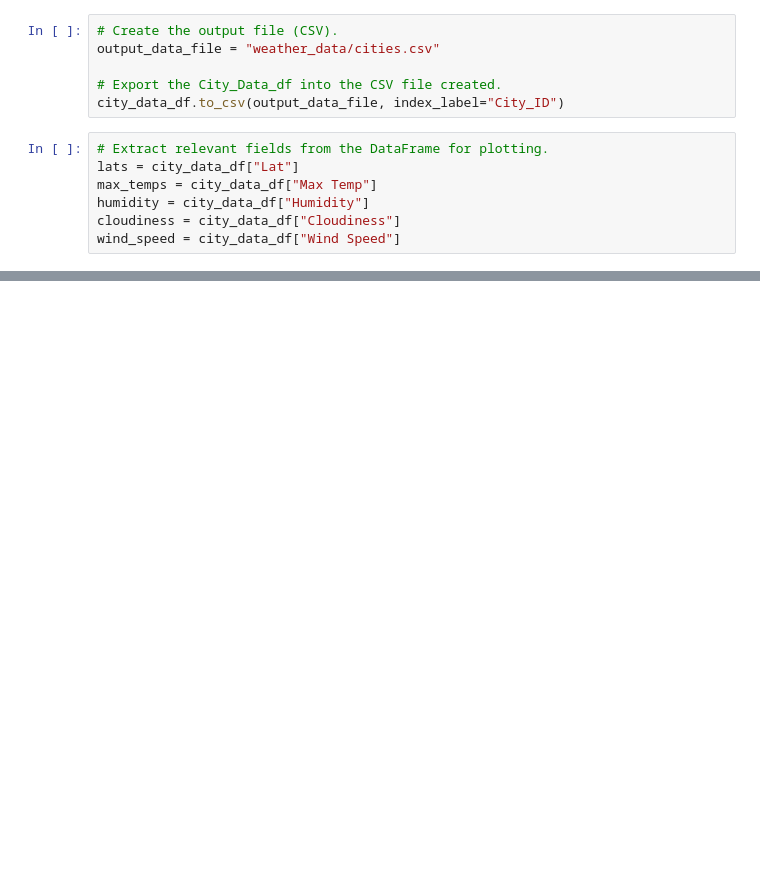
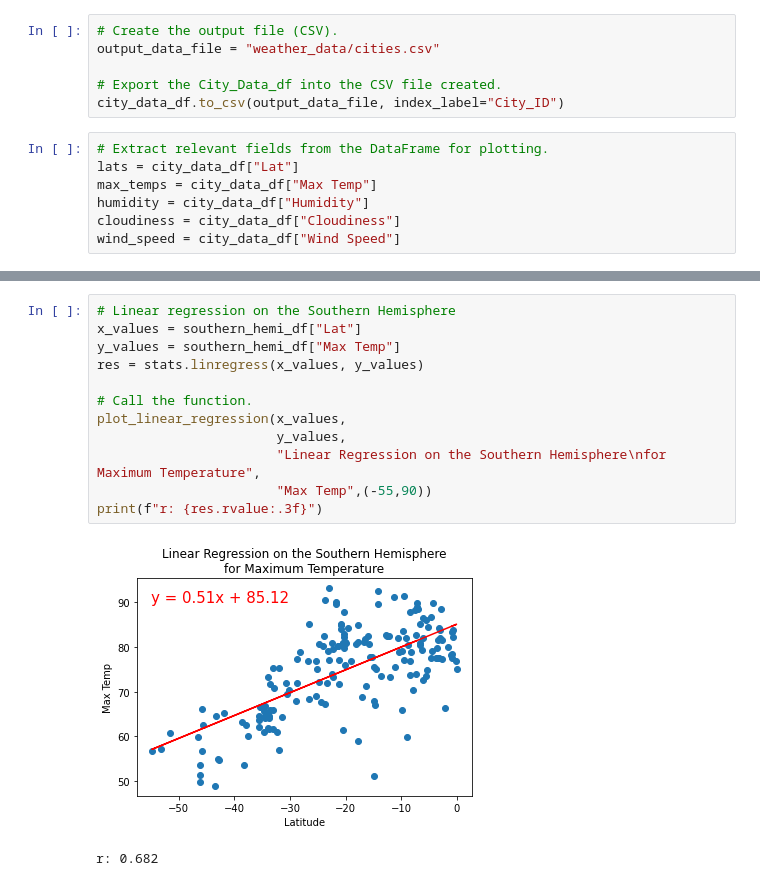
Before and after one commit to agomoll/World_Weather_Analysis, a Jupyter notebook: WeatherPy.ipynb, the cells around one changed output, grey strips where cells are left out. Cells and saved outputs as stored; diff of their text form; blank space fills up the shorter version.

```diff
--- a/WeatherPy.ipynb
+++ b/WeatherPy.ipynb
@@ -249,0 +335,15 @@ plt.show()
+# %%
+# Linear regression on the Southern Hemisphere
+x_values = southern_hemi_df["Lat"]
+y_values = southern_hemi_df["Max Temp"]
+res = stats.linregress(x_values, y_values)
+
+# Call the function.
+plot_linear_regression(x_values,
+                       y_values,
+                       "Linear Regression on the Southern Hemisphere\nfor Maximum Temperature",
+                       "Max Temp",(-55,90))
+print(f"r: {res.rvalue:.3f}")
+# %% [output]
+[figure, added]
+r: 0.682
```
Also changed, not shown: parts of 21 cells of this notebook, 2 other files.
